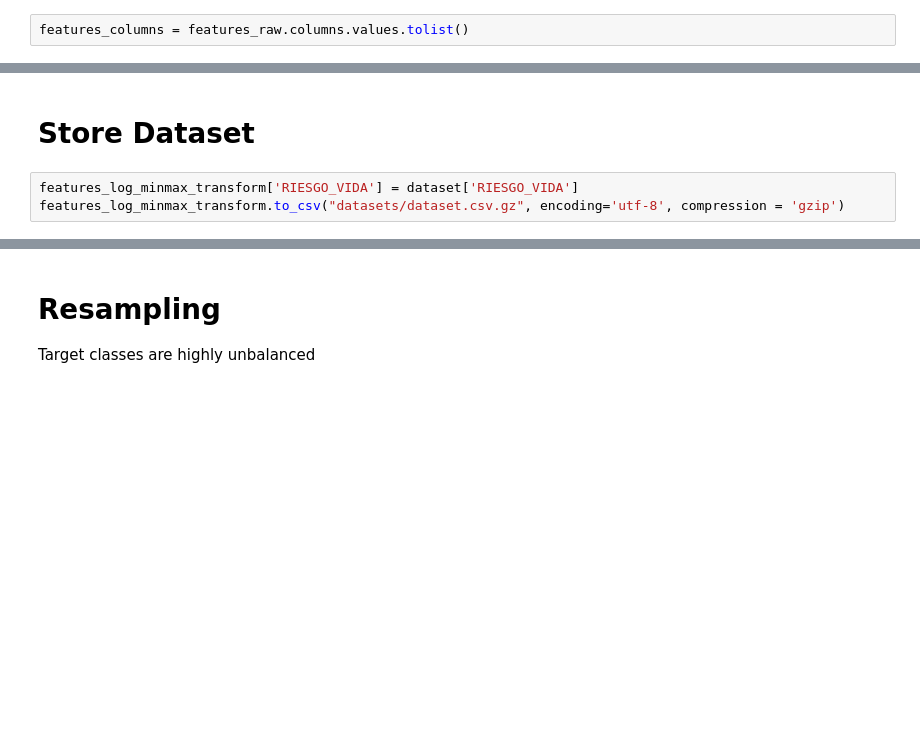
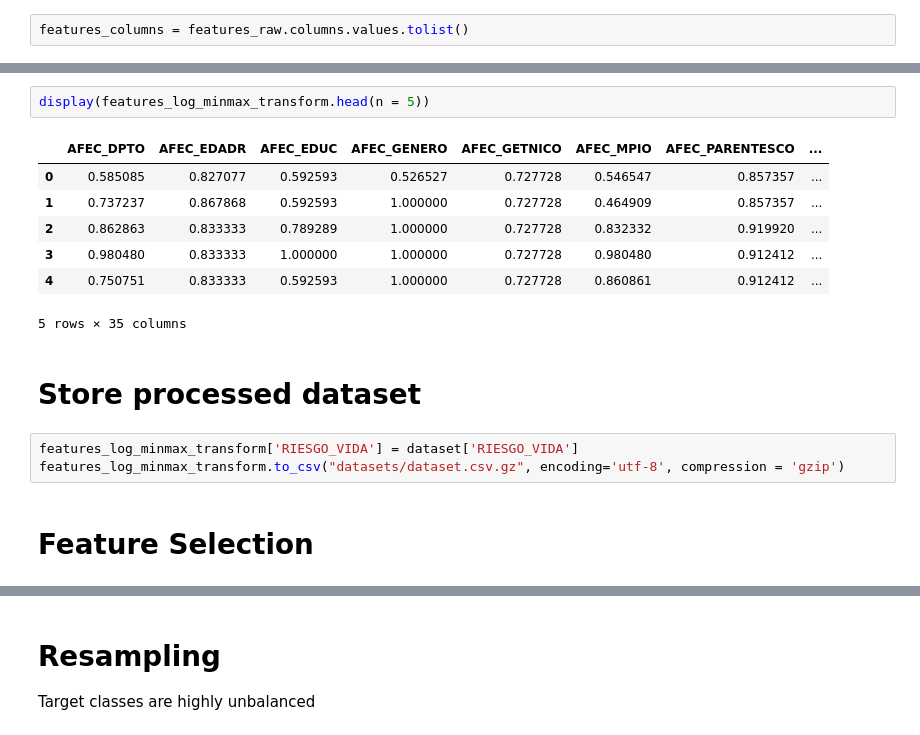
Before and after one commit to mrugeles/capstone-project, a Jupyter notebook: 2) Dataset - Preprocessing.ipynb, the cells around one changed output, grey strips where cells are left out. Drawn from its saved outputs; the diff is of its cells as text; blank space fills up the shorter version.

```diff
--- a/2) Dataset - Preprocessing.ipynb
+++ b/2) Dataset - Preprocessing.ipynb
@@ -168,5 +152,17 @@ showFeaturesDistribution(dfLogColumns)
+# %%
+display(features_log_minmax_transform.head(n = 5))
+# %% [output]
+|  | AFEC_DPTO | AFEC_EDADR | AFEC_EDUC | AFEC_GENERO | AFEC_GETNICO | AFEC_MPIO | AFEC_PARENTESCO | ... |
+| 0 | 0.585085 | 0.827077 | 0.592593 | 0.526527 | 0.727728 | 0.546547 | 0.857357 | ... |
+| 1 | 0.737237 | 0.867868 | 0.592593 | 1.000000 | 0.727728 | 0.464909 | 0.857357 | ... |
+| 2 | 0.862863 | 0.833333 | 0.789289 | 1.000000 | 0.727728 | 0.832332 | 0.919920 | ... |
+| 3 | 0.980480 | 0.833333 | 1.000000 | 1.000000 | 0.727728 | 0.980480 | 0.912412 | ... |
+| 4 | 0.750751 | 0.833333 | 0.592593 | 1.000000 | 0.727728 | 0.860861 | 0.912412 | ... |
+5 rows × 35 columns
 # %% [markdown]
-# Store Dataset
+# Store processed dataset
 # %%
 features_log_minmax_transform['RIESGO_VIDA'] = dataset['RIESGO_VIDA']
 features_log_minmax_transform.to_csv("datasets/dataset.csv.gz", encoding='utf-8', compression = 'gzip')
+# %% [markdown]
+# Feature Selection
```
Also changed, not shown: parts of 19 cells of this notebook, 30 other files.
